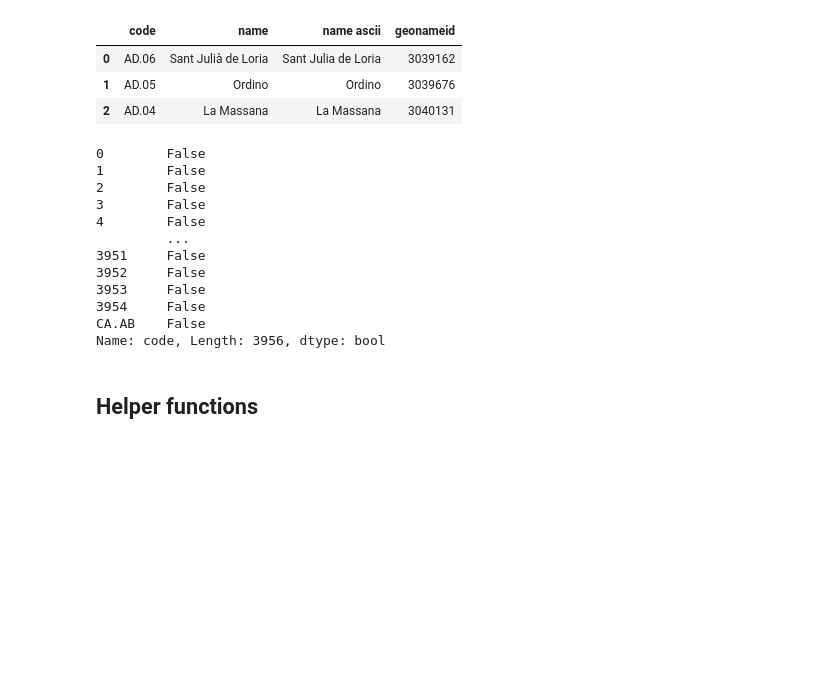
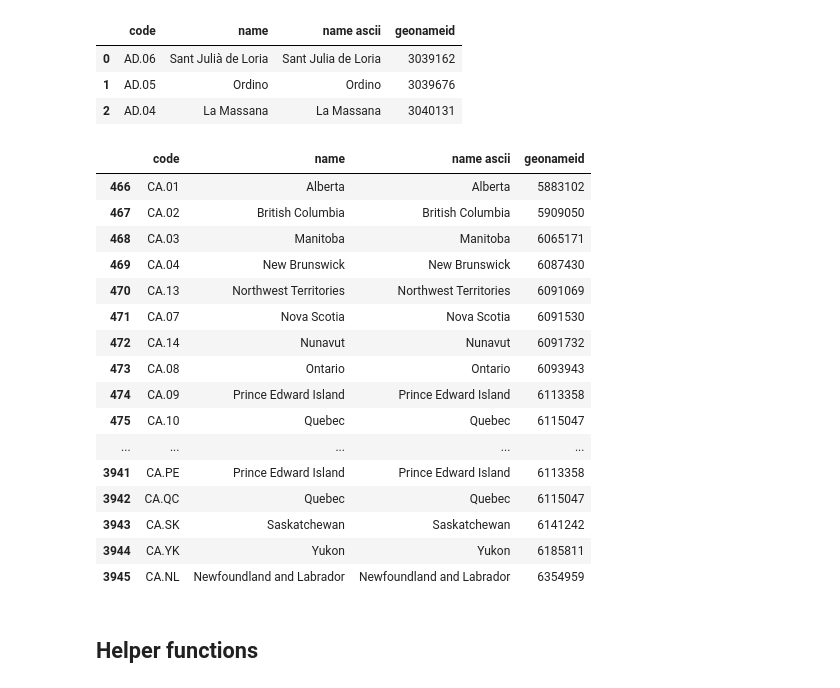
Before and after one commit to chumlab/covid19project, a Jupyter notebook: experimentation.ipynb, the cells around one changed output. Cells and saved outputs as stored; diff of their text form; code cells hidden in the pictures; blank space fills up the shorter version.

```diff
--- a/experimentation.ipynb
+++ b/experimentation.ipynb
@@ -77,31 +77,57 @@ admin1_df.head(3)
 | 2 | AD.04 | La Massana | La Massana | 3040131 |
 # %%
 # GeoNames 'admin1' (admin1_df) for Canadian provinces uses a 2-digit code
+# Use postal abbreviation which people use
+
 # CA.01	Alberta	Alberta	5883102
 # CA.02	British Columbia	British Columbia	5909050
 # CA.03	Manitoba	Manitoba	6065171
 # CA.04	New Brunswick	New Brunswick	6087430
 # CA.13	Northwest Territories	Northwest Territories	6091069
 # CA.07	Nova Scotia	Nova Scotia	6091530
 # CA.14	Nunavut	Nunavut	6091732
 # CA.08	Ontario	Ontario	6093943
 # CA.09	Prince Edward Island	Prince Edward Island	6113358
 # CA.10	Quebec	Quebec	6115047
 # CA.11	Saskatchewan	Saskatchewan	6141242
 # CA.12	Yukon	Yukon	6185811
 # CA.05	Newfoundland and Labrador	Newfoundland and Labrador	6354959
-new_provinces = admin1_df['code'].str.contains('^CA.')
-new_provinces
+
+province_abbr = {
+    'CA.01': 'CA.AB', # Alberta
+    'CA.02': 'CA.BC', # British Columbia
+    'CA.03': 'CA.MB', # Manitoba
+    'CA.04': 'CA.NB', # New Brunswick
+    'CA.05': 'CA.NL', # Newfoundland and Labrador
+    'CA.07': 'CA.NS', # Nova Scotia
+    'CA.08': 'CA.ON', # Ontario
+    'CA.09': 'CA.PE', # Prince Edward Island
+    'CA.10': 'CA.QC', # Quebec
+    'CA.11': 'CA.SK', # Saskatchewan
+    'CA.12': 'CA.YK', # Yukon
+    'CA.13': 'CA.NT', # Northwest Territories
+    'CA.14': 'CA.NU'  # Nunavut
+}
+
+new_provinces = admin1_df[admin1_df['code'].str.contains('^CA.')].copy()
+new_provinces['code'] = new_provinces['code'].map(province_abbr)
+admin1_df = pd.concat([admin1_df, new_provinces], ignore_index=True)
+admin1_df[admin1_df['code'].str.contains('^CA.')]
 # %% [output]
-0        False
-1        False
-2        False
-3        False
-4        False
-         ...
-3951     False
-3952     False
-3953     False
-3954     False
-CA.AB    False
-Name: code, Length: 3956, dtype: bool
+|  | code | name | name ascii | geonameid |
+| 466 | CA.01 | Alberta | Alberta | 5883102 |
+| 467 | CA.02 | British Columbia | British Columbia | 5909050 |
+| 468 | CA.03 | Manitoba | Manitoba | 6065171 |
+| 469 | CA.04 | New Brunswick | New Brunswick | 6087430 |
+| 470 | CA.13 | Northwest Territories | Northwest Territories | 6091069 |
+| 471 | CA.07 | Nova Scotia | Nova Scotia | 6091530 |
+| 472 | CA.14 | Nunavut | Nunavut | 6091732 |
+| 473 | CA.08 | Ontario | Ontario | 6093943 |
+| 474 | CA.09 | Prince Edward Island | Prince Edward Island | 6113358 |
+| 475 | CA.10 | Quebec | Quebec | 6115047 |
+| ... | ... | ... | ... | ... |
+| 3941 | CA.PE | Prince Edward Island | Prince Edward Island | 6113358 |
+| 3942 | CA.QC | Quebec | Quebec | 6115047 |
+| 3943 | CA.SK | Saskatchewan | Saskatchewan | 6141242 |
+| 3944 | CA.YK | Yukon | Yukon | 6185811 |
+| 3945 | CA.NL | Newfoundland and Labrador | Newfoundland and Labrador | 6354959 |
```
Also changed, not shown: parts of 10 cells of this notebook.
